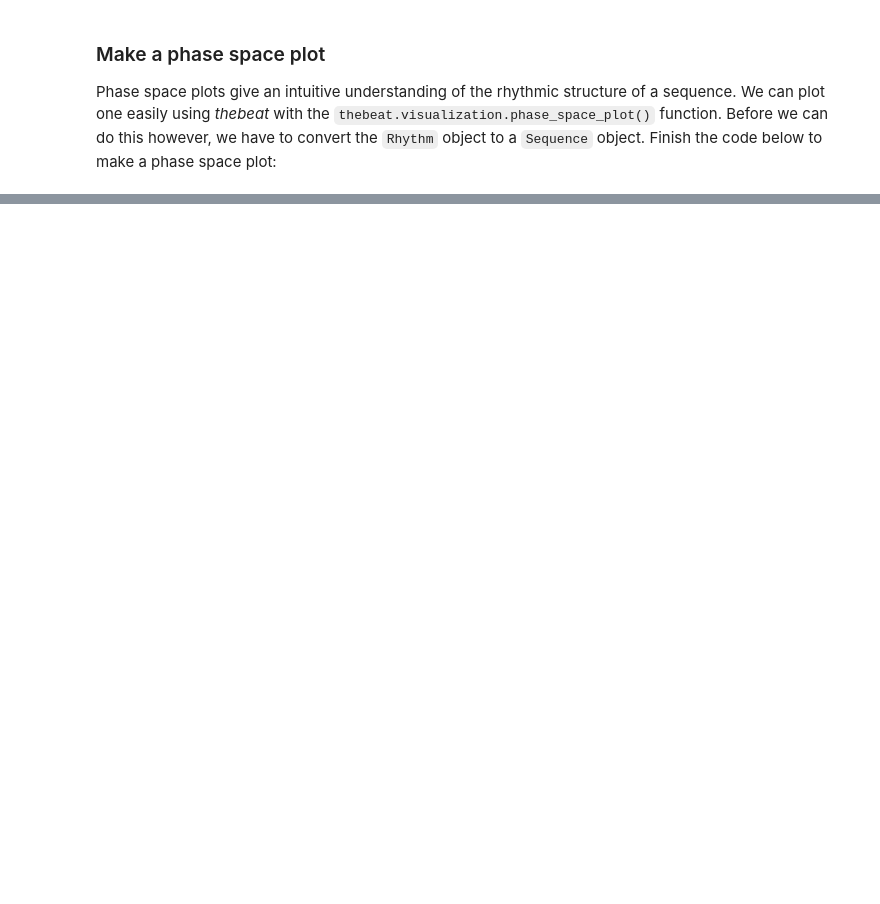
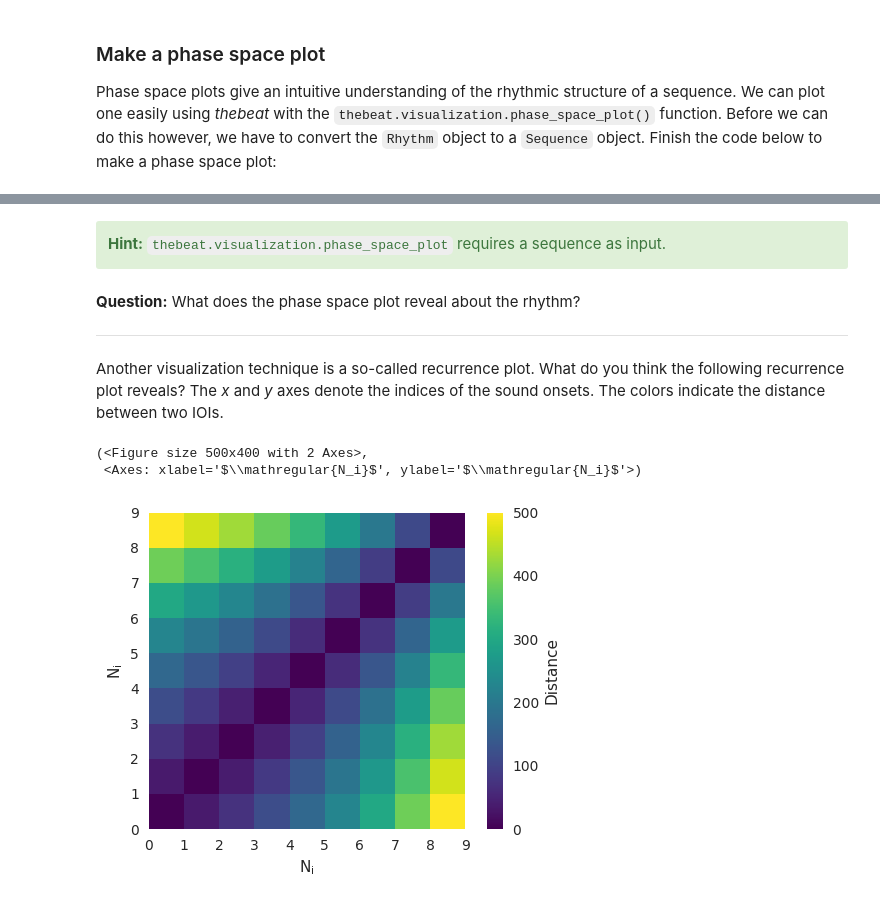
Before and after one commit to Jellevanderwerff/st_etienne_winterschool, a Jupyter notebook: notebooks/beginner.ipynb, the cells around one changed output, grey strips where cells are left out. Cells and saved outputs as stored; diff of their text form; code cells hidden in the pictures; blank space fills up the shorter version.

```diff
--- a/notebooks/beginner.ipynb
+++ b/notebooks/beginner.ipynb
@@ -161,0 +162,18 @@ thebeat.visualization.phase_space_plot(rhythm_sequence, figsize=(8, 8))
+# %% [markdown]
+<div class="alert alert-block alert-success">
+<b>Hint:</b> <code>thebeat.visualization.phase_space_plot</code> requires a sequence as input.
+</div>
+# %% [markdown]
+**Question:** What does the phase space plot reveal about the rhythm?
+
+---
+# %% [markdown]
+Another visualization technique is a so-called recurrence plot. What do you think the following recurrence plot reveals? The *x* and *y* axes denote the indices of the sound onsets. The colors indicate the distance between two IOIs.
+# %%
+seq = thebeat.Sequence.generate_isochronous(10, 500)
+seq.change_tempo_linearly(0.5)
+thebeat.visualization.recurrence_plot(seq, colorbar=True)
+# %% [output]
+(<Figure size 500x400 with 2 Axes>,
+ <Axes: xlabel='$\\mathregular{N_i}$', ylabel='$\\mathregular{N_i}$'>)
+[figure, added]
```
Also changed, not shown: parts of 29 cells of this notebook, 3 other files.
